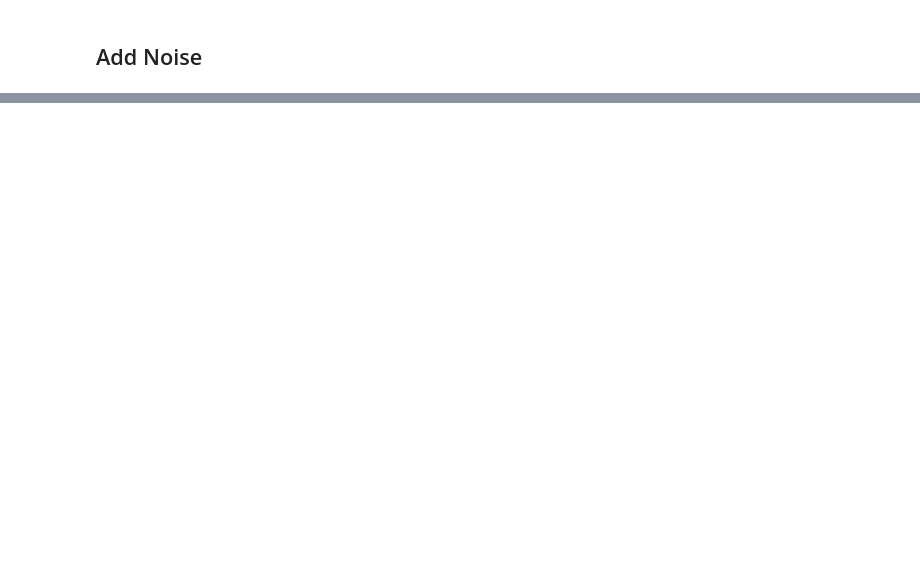
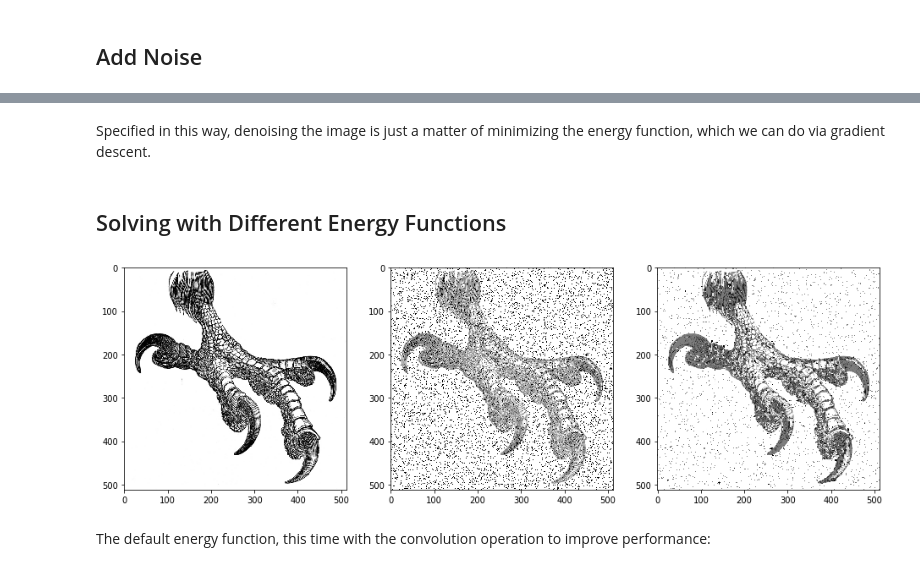
Before and after one commit to brennanmcfarland/pgm, a Jupyter notebook: Homework 2 Excercise 3.ipynb, the cells around one changed output, grey strips where cells are left out. Cells and saved outputs as stored; diff of their text form; code cells hidden in the pictures; blank space fills up the shorter version.

Commit message:
determined greyscale values and applied filters from example

```diff
--- a/Homework 2 Excercise 3.ipynb
+++ b/Homework 2 Excercise 3.ipynb
@@ -62,0 +71,2 @@ Thus the joint distribution over $x$ and $y$ i
+# %% [markdown]
+Specified in this way, denoising the image is just a matter of minimizing the energy function, which we can do via gradient descent.
@@ -62,0 +108,33 @@ Thus the joint distribution over $x$ and $y$ i
+# %% [markdown]
+## Solving with Different Energy Functions
+# %%
+def defaultEnergyFunction(hidden, observation, alpha = 1, beta = 1, eta = 1):
+    # create filter for beta term
+    Tb = np.asarray([[0, 1.0, 0], [1.0, 0, 1.0], [0, 1.0, 0]])
+    # calculate beta term in energy function for each pixel
+    matB = np.zeros(hidden.shape)
+    for i in range(len(hidden)):
+        for j in range(len(hidden[0])):
+            if i > 0:
+                matB[i][j] += hidden[i-1][j]
+            if j > 0:
+                matB[i][j] += hidden[i][j-1]
+            if i < len(hidden) - 1:
+                matB[i][j] += hidden[i+1][j]
+            if j < len(hidden[0]) - 1:
+                matB[i][j] += hidden[i][j+1]
+    # calculate energy map
+    mapE = hidden * (alpha - beta * matB - eta * observation)
+    # get mean of matrix as energy
+    E = np.mean(mapE)
+    # calculate energy difference map
+    dE = -2 * mapE
+
+    return E, dE
+# %%
+imrec = denoise(imnsy, defaultEnergyFunction)
+showimgs(imorg, imnsy, imrec, ncol = 3)
+# %% [output]
+[figure, added]
+# %% [markdown]
+The default energy function, this time with the convolution operation to improve performance:
```
Also changed, not shown: parts of 20 cells of this notebook, 2 other files.
